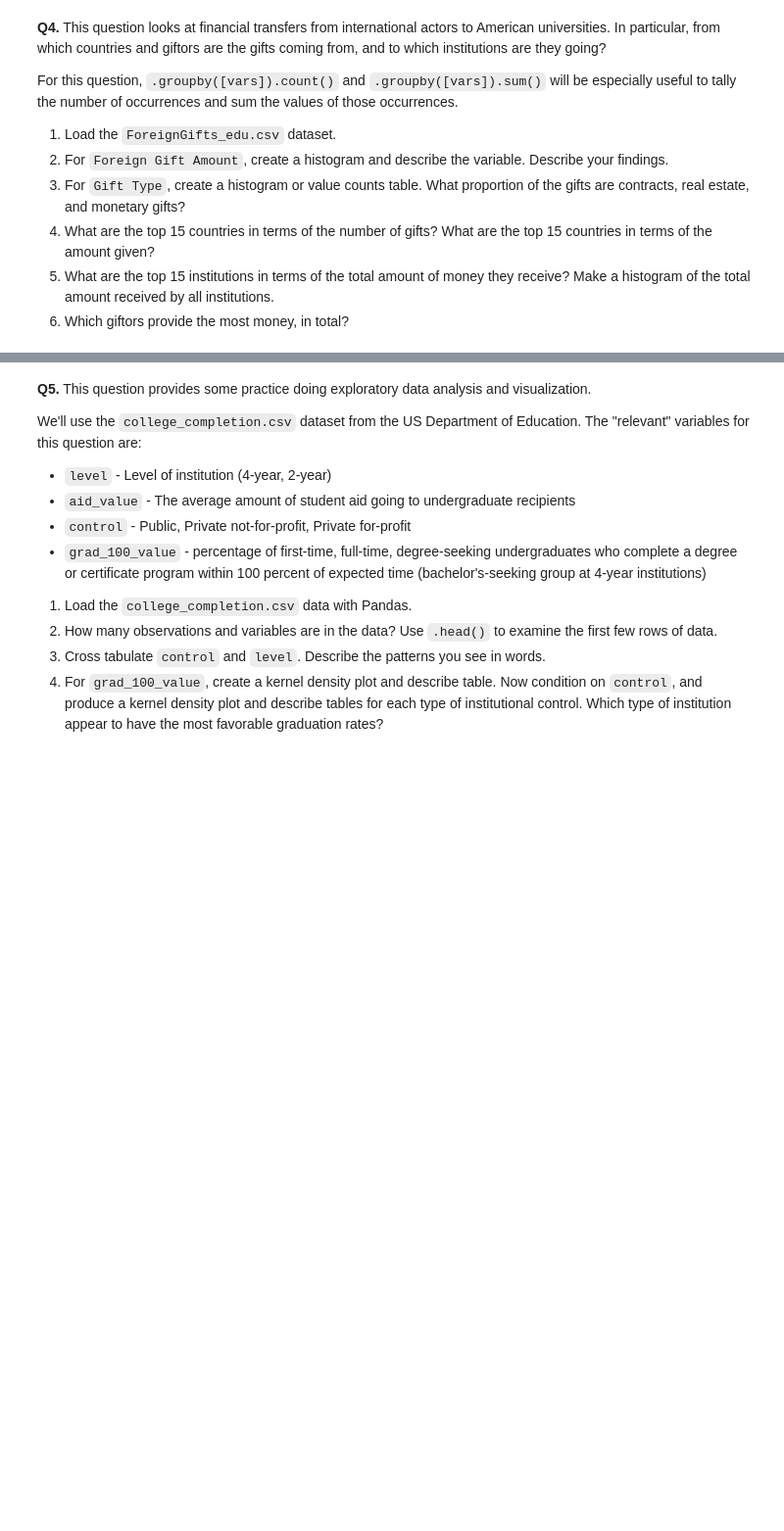
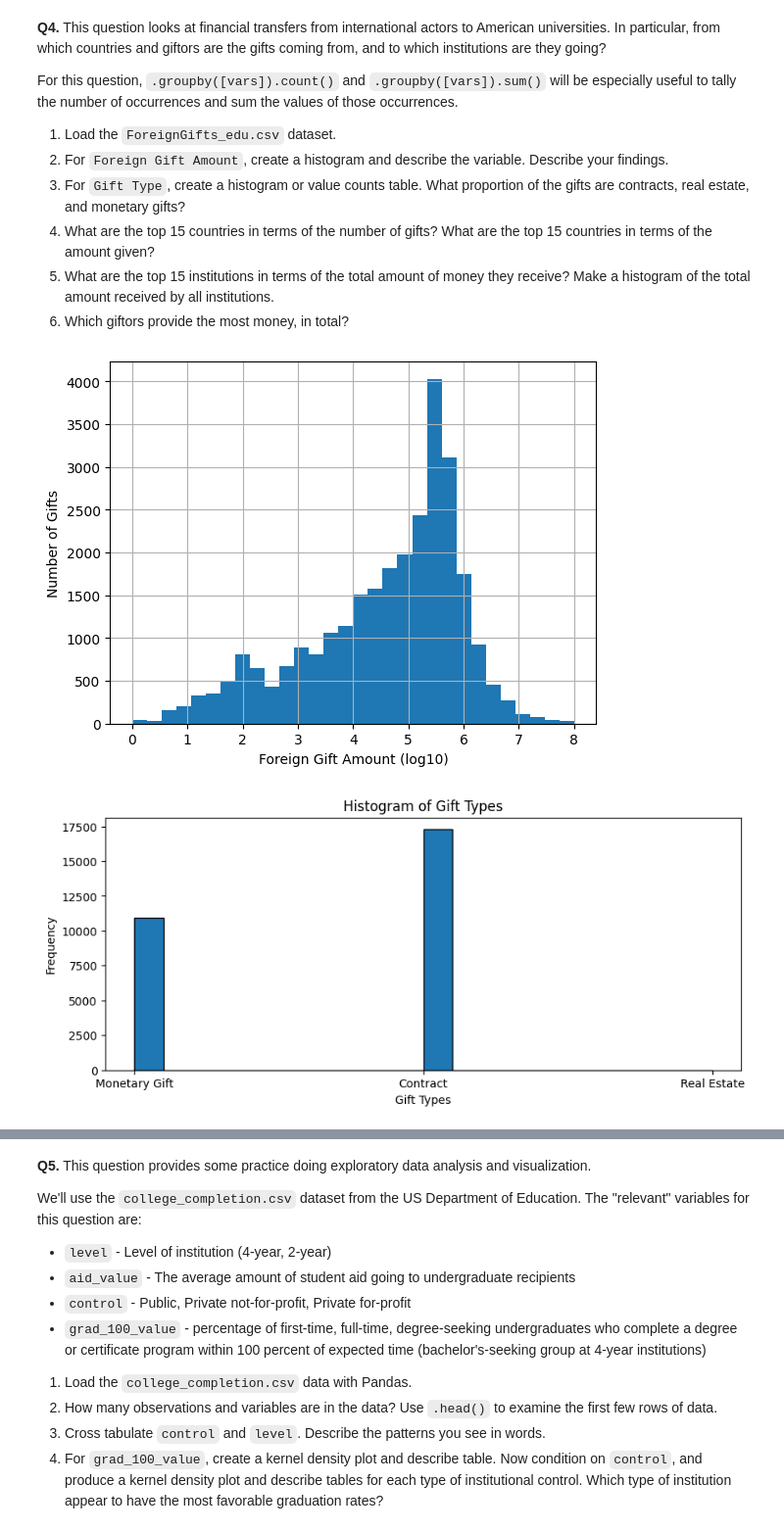
Before and after one commit to katiehutc/undergrad_ml_assignments, a Jupyter notebook: 01_assignment_wrangling_and_eda.ipynb, the cells around one changed output, grey strips where cells are left out. Shown at 98% size. Drawn from its saved outputs; the diff is of its cells as text; code cells hidden in the pictures; blank space fills up the shorter version.

```diff
--- a/01_assignment_wrangling_and_eda.ipynb
+++ b/01_assignment_wrangling_and_eda.ipynb
@@ -367,3 +367,67 @@ For this question, `.groupby([vars]).count()` and `.groupby([vars]).sum()` will
 4. What are the top 15 countries in terms of the number of gifts? What are the top 15 countries in terms of the amount given?
 5. What are the top 15 institutions in terms of the total amount of money they receive? Make a histogram of the total amount received by all institutions.
 6. Which giftors provide the most money, in total?
+# %%
+import pandas as pd
+
+df = pd.read_csv('/content/data/ForeignGifts_edu.csv', encoding="latin1")
+
+# print(df["Foreign Gift Amount"].describe())
+
+import numpy as np
+
+# scaled the data by log10 the gift amounts because the graph was very skewed left
+df["Foreign Gift Amount"] = df["Foreign Gift Amount"].where(df["Foreign Gift Amount"] > 0)
+np.log10(df["Foreign Gift Amount"]).hist(bins=30)
+plt.xlabel("Foreign Gift Amount (log10)")
+plt.ylabel("Number of Gifts")
+
+"""
+The histogram of the 'Foreign Gift Amount' category shows that most of the gift amounts were between
+log10 = 5 and log10 = 6. These values translate to 100K to 1M range. Additionally, the smaller size
+gifts are less frequent and the extremely large gifts are less frequent as well. These large gifts
+create a long tail on the right side of the distribution. The log transformation was used to better
+visualize the distribution.
+"""
+
+import matplotlib.pyplot as plt
+
+plt.figure(figsize=(10,4))
+plt.hist(df["Gift Type"].dropna(), bins=20, edgecolor='black')
+plt.title("Histogram of Gift Types")
+plt.xlabel("Gift Types")
+plt.ylabel("Frequency")
+plt.show()
+
+print(df["Gift Type"].value_counts())
+
+"""
+The histogram of the 'Gift Type' category shows that almost all of the gifts are either
+contract or monetary gifts. Compared to contract with 17274 and monetary with 10936,
+real state gifts only tally to 11. This is why the bar for real estate gifts is so small.
+"""
+
+print(f"Top 15 Countries by Gift Count:")
+print(df["Country of Giftor"].value_counts().head(15))
+
+print(f"Top 15 Countries by Gift Amount:")
+print(df.groupby("Country of Giftor")["Foreign Gift Amount"].sum().sort_values(ascending=False).head(15))
+
+print(f"Top 15 Institutions by Gift Amount:")
+print(df.groupby("Institution Name")["Foreign Gift Amount"].sum().sort_values(ascending=False).head(15))
+
+import matplotlib.pyplot as plt
+import numpy as np
+
+institution_totals = df.groupby("Institution Name")["Foreign Gift Amount"].sum()
+plt.hist(np.log10(institution_totals[institution_totals > 0]), bins=30)
+plt.xlabel("Total Amount Received by Institution (log10)")
+plt.ylabel("Number of Institutions")
+plt.title("Distribution of Total Foreign Gifts by Institution")
+plt.show()
+
+print(f"Top Giftors Total")
+print(df.groupby("Giftor Name")["Foreign Gift Amount"].sum().sort_values(ascending=False).head(15))
+# %% [output]
+[figure, added]
+[figure, added]
```
Also changed, not shown: parts of 3 cells of this notebook.
